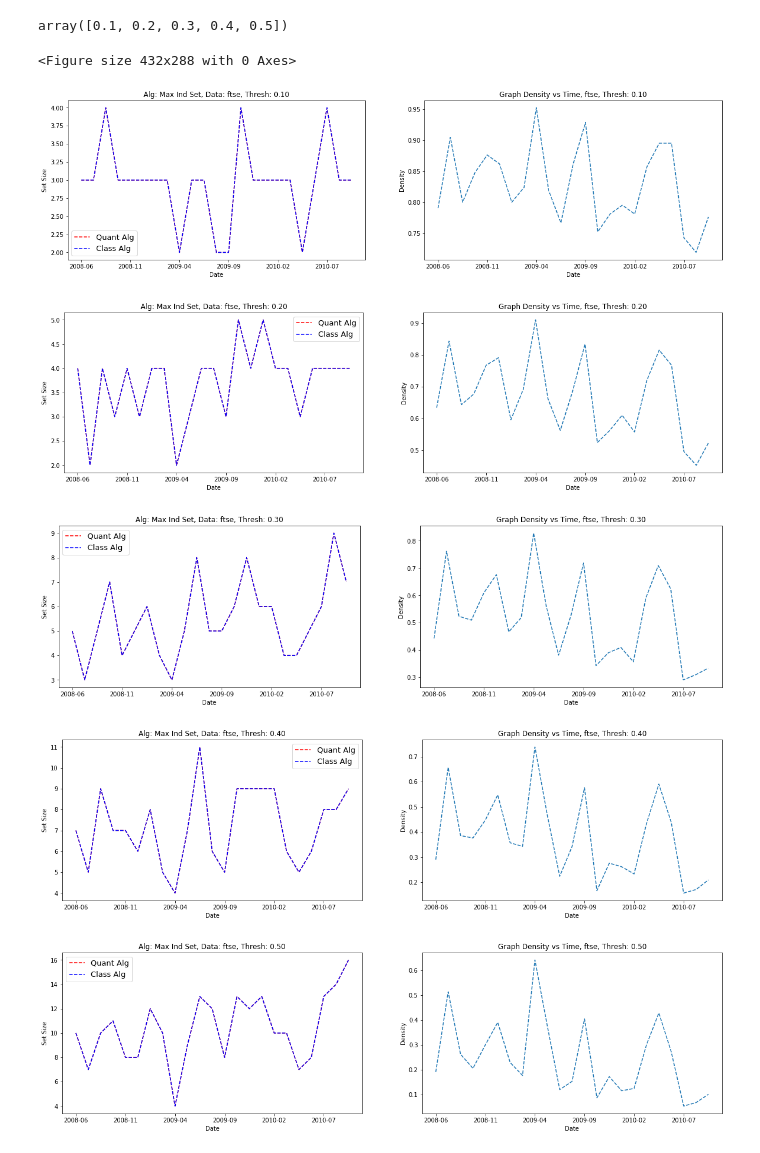
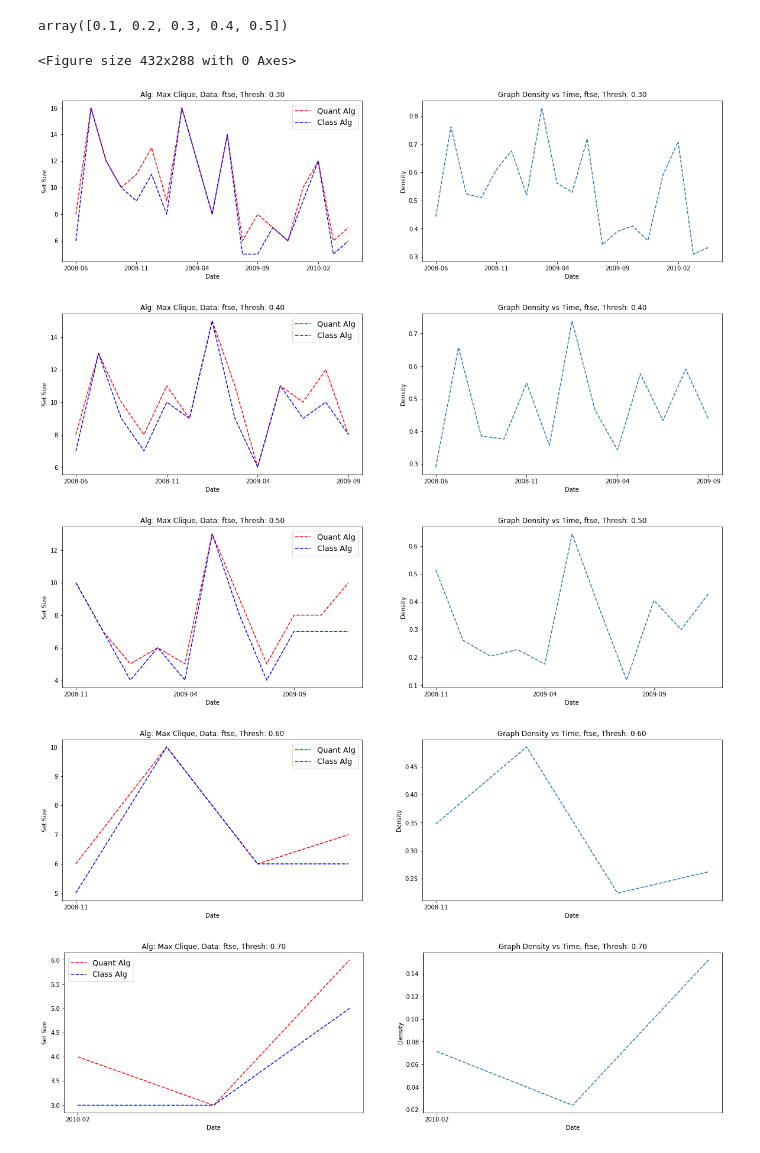
Before and after one commit to angadkalra/QuantumComputingProject, a Jupyter notebook: MaxClique&MaxIndSet/DataAnalysis.ipynb, the cells around one changed output. Drawn from its saved outputs; the diff is of its cells as text; code cells hidden in the pictures.

```diff
--- a/MaxClique&MaxIndSet/DataAnalysis.ipynb
+++ b/MaxClique&MaxIndSet/DataAnalysis.ipynb
@@ -10,8 +10,8 @@ import matplotlib.pyplot as plt
 
 dataset = "ftse" # Values: asset_class, sectors, ftse
 
-quant_res_df = pd.read_csv("ISResultCSVs/indset_quant_%s_res.csv" % (dataset))
-class_res_df = pd.read_csv("ISResultCSVs/indset_class_%s_res.csv" % (dataset))
+quant_res_df = pd.read_csv("MCResultCSVs/maxclique_quant_%s_res.csv" % (dataset))
+class_res_df = pd.read_csv("MCResultCSVs/maxclique_class_%s_res.csv" % (dataset))
 
 quant_res_df = quant_res_df.drop(axis=1, columns=['Unnamed: 0'])
 class_res_df = class_res_df.drop(axis=1, columns=['Unnamed: 0'])
@@ -46,43 +46,43 @@ thresholds = quant_res_df['threshold'].unique()
 i = 1
 for thresh in thresholds:
     quant_series = quant_res_df[(quant_res_df.threshold == thresh) &
-                                (quant_res_df.valid_soln == True)]
+                                (quant_res_df.valid_clique == True)]
     class_series = class_res_df[(class_res_df.threshold == thresh) &
-                                (class_res_df.valid_soln == True)]
+                                (class_res_df.valid_clique == True)]
     class_series = class_series[class_series['date'].isin(quant_series['date'])]
 
     assert quant_series.shape == class_series.shape
 
     fig = plt.figure(i)
     plt.subplots(figsize=(20,5))
 
     plt.subplot(121)
-    plt.title('Alg: Max Ind Set, Data: %s, Thresh: %.2f' % (dataset, thresh))
+    plt.title('Alg: Max Clique, Data: %s, Thresh: %.2f' % (dataset, thresh))
     plt.ylabel('Set Size')
     plt.xlabel('Date')
 
-    plt.plot(quant_series["date"], quant_series['set_size'], 'r--', label='Quant Alg')
-    plt.plot(quant_series["date"], class_series['set_size'], 'b--', label='Class Alg')
+    plt.plot(quant_series["date"], quant_series['clique_size'], 'r--', label='Quant Alg')
+    plt.plot(quant_series["date"], class_series['clique_size'], 'b--', label='Class Alg')
     plt.legend(loc=0, prop={'size': 13})
     plt.xticks(ticks=quant_series['date'][::4],
               labels=[x[0:7] for x in quant_series['date']])
 
     plt.subplot(122)
     plt.title('Graph Density vs Time, %s, Thresh: %.2f' % (dataset, thresh))
     plt.plot(quant_series['date'], quant_series['density'], '--')
     plt.xticks(ticks=quant_series['date'][::4],
               labels=[x[0:7] for x in quant_series['date']])
     plt.ylabel("Density")
     plt.xlabel("Date")
 
     i += 1
 # %% [output]
 <Figure size 432x288 with 0 Axes>
-[figure, old version]
+[figure, new version]
-[figure, old version]
+[figure, new version]
-[figure, old version]
+[figure, new version]
-[figure, old version]
+[figure, new version]
-[figure, old version]
+[figure, new version]
 # %%
 # Plot score vs time for each threshold
 thresholds = quant_res_df['threshold'].unique()
```
Also changed, not shown: parts of 1 cell of this notebook, 7 other files.
